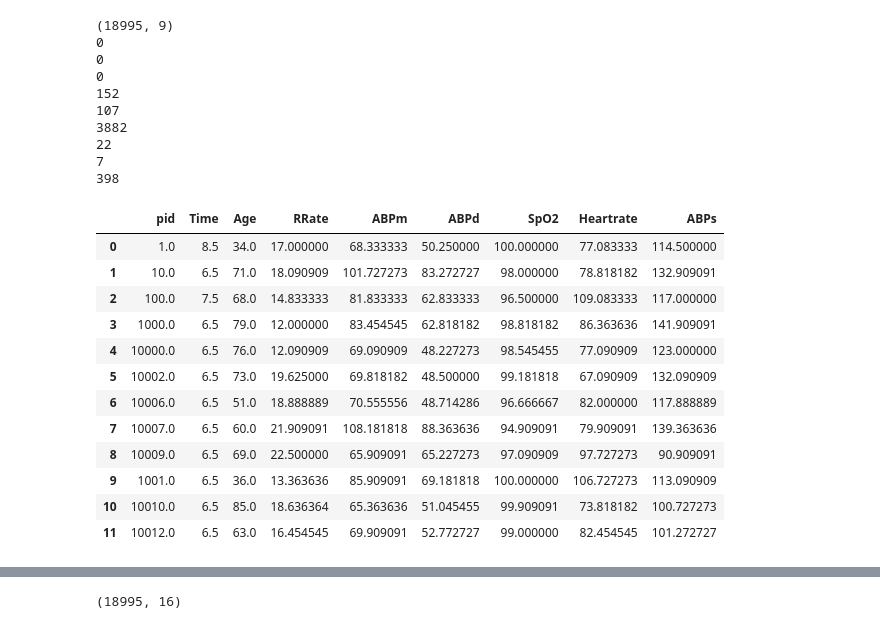
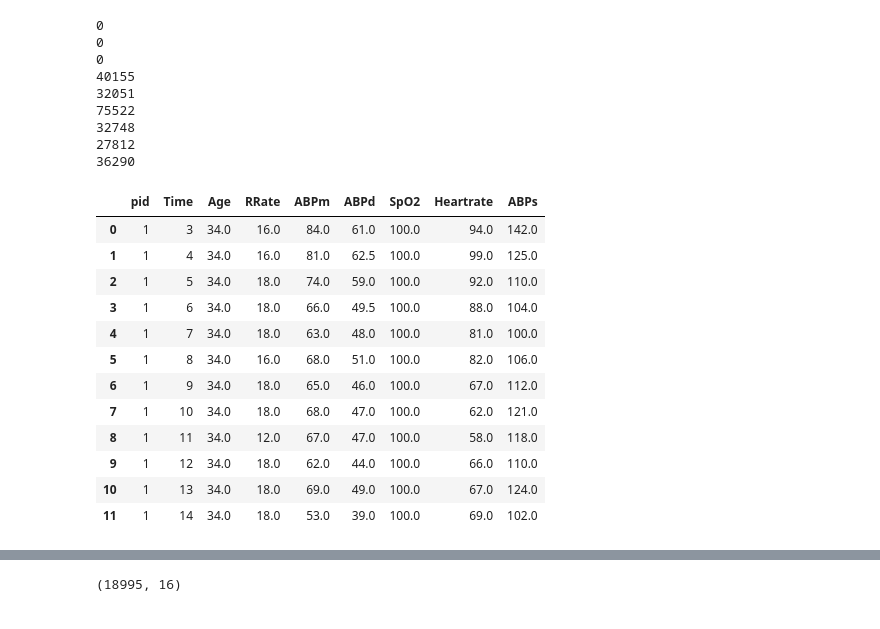
Before and after one commit to WilliamLinxw/Introduction-to-Machine-Learning, a Jupyter notebook: Task 2/tast2.ipynb, the cells around one changed output, grey strips where cells are left out. Drawn from its saved outputs; the diff is of its cells as text; code cells hidden in the pictures.

```diff
--- a/Task 2/tast2.ipynb
+++ b/Task 2/tast2.ipynb
@@ -98,39 +100,34 @@ dtype: int64
 # %%
 # Delect the columns with too many NaN
 for index, row in features.iteritems():
     if features[index].isnull().sum() >= 0.5 * len(row):
         features = features.drop(columns=index)
         test_features = test_features.drop(columns=index)
 
-# Average multiple tests on one patient in the training set
-average_features = features.groupby(np.arange(len(features))//12).mean()
-print(average_features.shape)
-
 # For the rest columns, check how many are still NaN
-for index, row in average_features.iteritems():
-    print(average_features[index].isnull().sum())
-average_features.head(12)
+for index, row in features.iteritems():
+    print(features[index].isnull().sum())
+features.head(12)
 # %% [output]
-(18995, 9)
 0
 0
 0
-152
-107
-3882
-22
-7
-398
+40155
+32051
+75522
+32748
+27812
+36290
 |  | pid | Time | Age | RRate | ABPm | ABPd | SpO2 | Heartrate | ABPs |
-| 0 | 1.0 | 8.5 | 34.0 | 17.000000 | 68.333333 | 50.250000 | 100.000000 | 77.083333 | 114.500000 |
-| 1 | 10.0 | 6.5 | 71.0 | 18.090909 | 101.727273 | 83.272727 | 98.000000 | 78.818182 | 132.909091 |
-| 2 | 100.0 | 7.5 | 68.0 | 14.833333 | 81.833333 | 62.833333 | 96.500000 | 109.083333 | 117.000000 |
-| 3 | 1000.0 | 6.5 | 79.0 | 12.000000 | 83.454545 | 62.818182 | 98.818182 | 86.363636 | 141.909091 |
-| 4 | 10000.0 | 6.5 | 76.0 | 12.090909 | 69.090909 | 48.227273 | 98.545455 | 77.090909 | 123.000000 |
-| 5 | 10002.0 | 6.5 | 73.0 | 19.625000 | 69.818182 | 48.500000 | 99.181818 | 67.090909 | 132.090909 |
-| 6 | 10006.0 | 6.5 | 51.0 | 18.888889 | 70.555556 | 48.714286 | 96.666667 | 82.000000 | 117.888889 |
-| 7 | 10007.0 | 6.5 | 60.0 | 21.909091 | 108.181818 | 88.363636 | 94.909091 | 79.909091 | 139.363636 |
-| 8 | 10009.0 | 6.5 | 69.0 | 22.500000 | 65.909091 | 65.227273 | 97.090909 | 97.727273 | 90.909091 |
-| 9 | 1001.0 | 6.5 | 36.0 | 13.363636 | 85.909091 | 69.181818 | 100.000000 | 106.727273 | 113.090909 |
-| 10 | 10010.0 | 6.5 | 85.0 | 18.636364 | 65.363636 | 51.045455 | 99.909091 | 73.818182 | 100.727273 |
-| 11 | 10012.0 | 6.5 | 63.0 | 16.454545 | 69.909091 | 52.772727 | 99.000000 | 82.454545 | 101.272727 |
+| 0 | 1 | 3 | 34.0 | 16.0 | 84.0 | 61.0 | 100.0 | 94.0 | 142.0 |
+| 1 | 1 | 4 | 34.0 | 16.0 | 81.0 | 62.5 | 100.0 | 99.0 | 125.0 |
+| 2 | 1 | 5 | 34.0 | 18.0 | 74.0 | 59.0 | 100.0 | 92.0 | 110.0 |
+| 3 | 1 | 6 | 34.0 | 18.0 | 66.0 | 49.5 | 100.0 | 88.0 | 104.0 |
+| 4 | 1 | 7 | 34.0 | 18.0 | 63.0 | 48.0 | 100.0 | 81.0 | 100.0 |
+| 5 | 1 | 8 | 34.0 | 16.0 | 68.0 | 51.0 | 100.0 | 82.0 | 106.0 |
+| 6 | 1 | 9 | 34.0 | 18.0 | 65.0 | 46.0 | 100.0 | 67.0 | 112.0 |
+| 7 | 1 | 10 | 34.0 | 18.0 | 68.0 | 47.0 | 100.0 | 62.0 | 121.0 |
+| 8 | 1 | 11 | 34.0 | 12.0 | 67.0 | 47.0 | 100.0 | 58.0 | 118.0 |
+| 9 | 1 | 12 | 34.0 | 18.0 | 62.0 | 44.0 | 100.0 | 66.0 | 110.0 |
+| 10 | 1 | 13 | 34.0 | 18.0 | 69.0 | 49.0 | 100.0 | 67.0 | 124.0 |
+| 11 | 1 | 14 | 34.0 | 18.0 | 53.0 | 39.0 | 100.0 | 69.0 | 102.0 |
```
Also changed, not shown: parts of 33 cells of this notebook.
